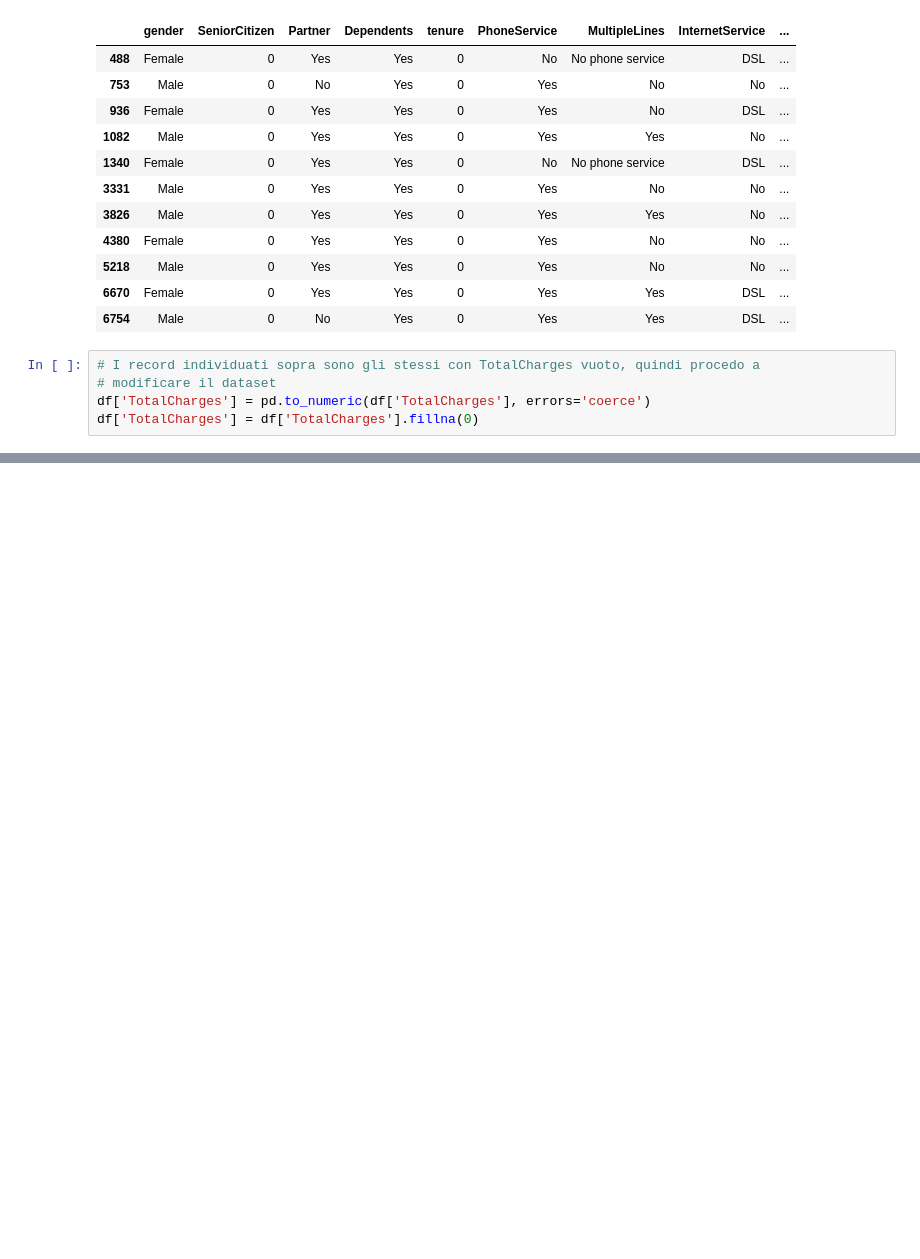
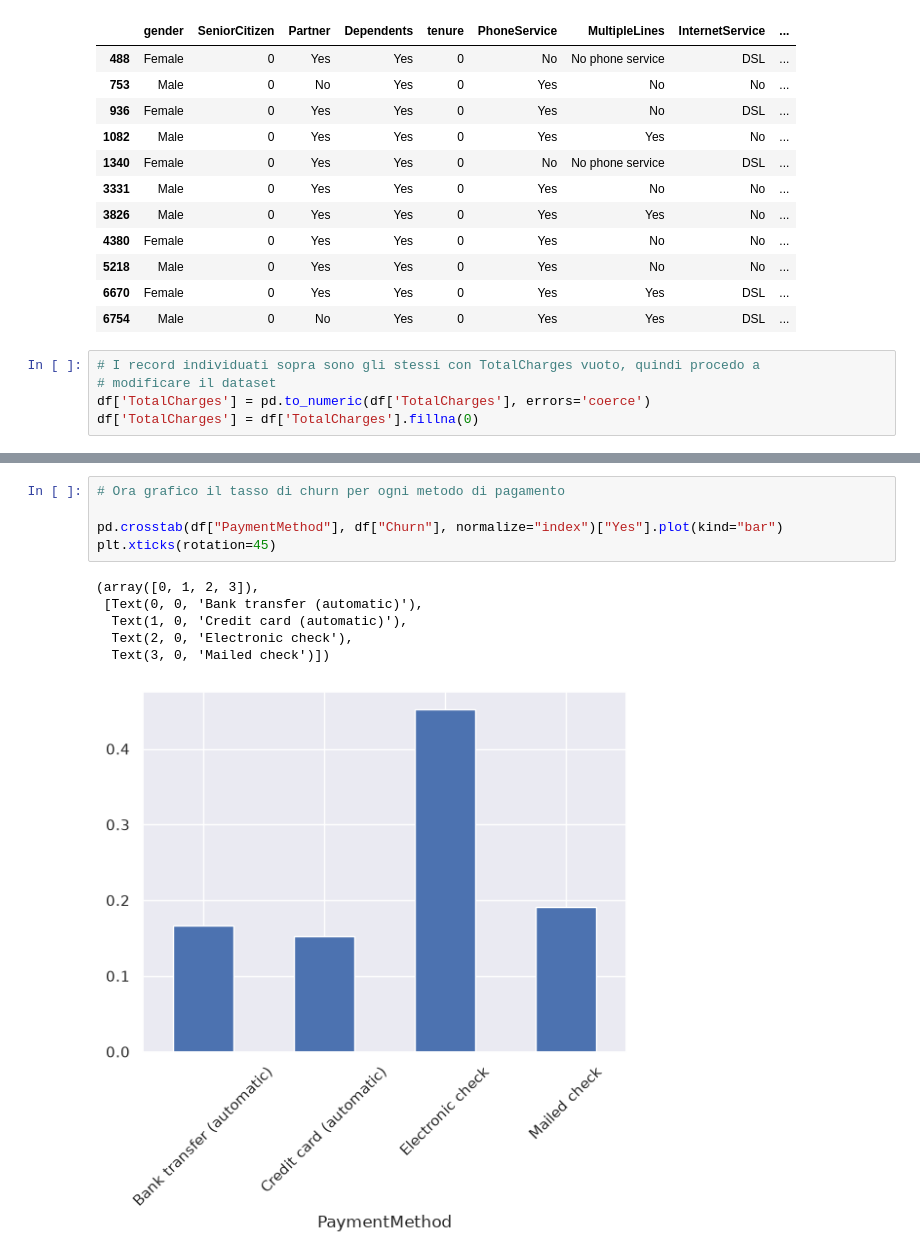
Before and after one commit to balpie/CustomerChurnAnalysis, a Jupyter notebook: data/data_analysis.ipynb, the cells around one changed output, grey strips where cells are left out. Saved outputs shown, nothing was run; the diff lists cells and outputs as text; blank space fills up the shorter version.

```diff
--- a/data/data_analysis.ipynb
+++ b/data/data_analysis.ipynb
@@ -99,0 +126,12 @@ df['TotalCharges'] = df['TotalCharges'].fillna(0)
+# %%
+# Ora grafico il tasso di churn per ogni metodo di pagamento
+
+pd.crosstab(df["PaymentMethod"], df["Churn"], normalize="index")["Yes"].plot(kind="bar")
+plt.xticks(rotation=45)
+# %% [output]
+(array([0, 1, 2, 3]),
+ [Text(0, 0, 'Bank transfer (automatic)'),
+  Text(1, 0, 'Credit card (automatic)'),
+  Text(2, 0, 'Electronic check'),
+  Text(3, 0, 'Mailed check')])
+[figure, added]
```
Also changed, not shown: parts of 5 cells of this notebook.
